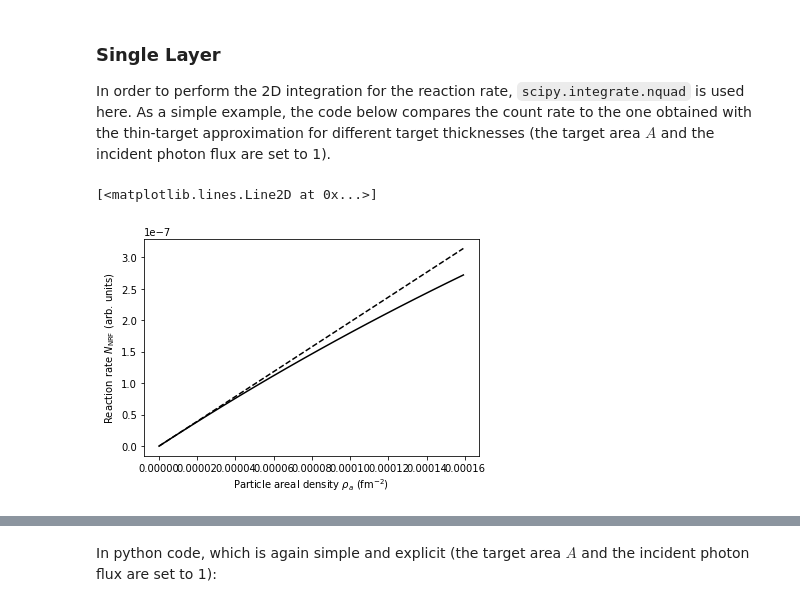
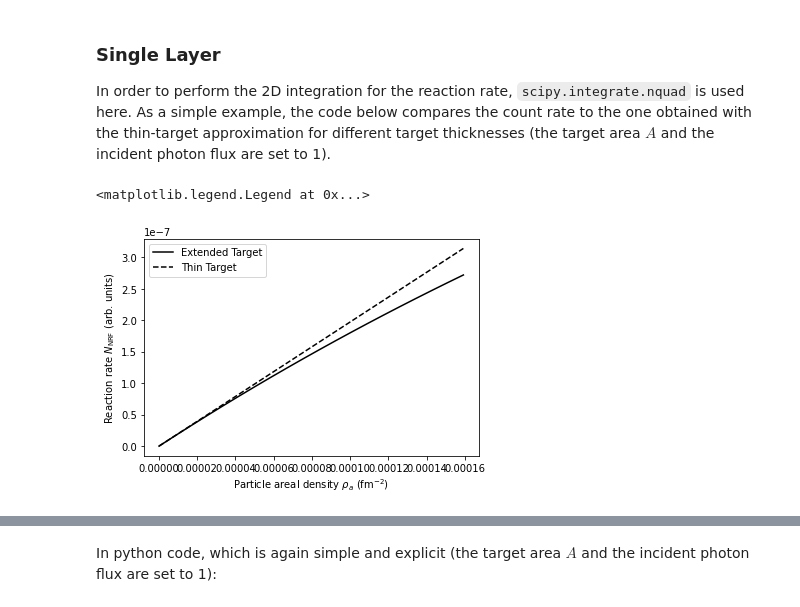
Before and after one commit to u-eff-gee/ries, a Jupyter notebook: notebooks/compound_target.ipynb, the cells around one changed output, grey strips where cells are left out. Saved outputs shown, nothing was run; the diff lists cells and outputs as text; code cells hidden in the pictures.

Commit message:
Correct compound-target example in notebook
- Fixed some notational issues as well

```diff
--- a/notebooks/compound_target.ipynb
+++ b/notebooks/compound_target.ipynb
@@ -194,15 +204,16 @@ def Phi(E, rho, sigma_nr, sigma_r, abundance=1.):
     r"""Energy- and areal-density dependence of the photon-flux density
 
     It is assumed that the reduction of the photon flux is due to nonresonant scattering by the
-    entire target material and absorption by resonances of a single isotope, whose abundance can
-    be given as an argument.
+    entire target material and the absorption is due to  resonances of a single isotope, whose
+    abundance can be given as an argument.
 
     Parameters:
 
     - `E`, float or array_like, energy in MeV.
     - `rho`, float or array_like, areal density in fm^-2.
     - `sigma_nr` and `sigma_r`, callable, energy-dependent nonresonant (nr) and resonant (r) cross sections in fm^2.
-    - `abundance`, float, abundance of the isotope to which the resonances belong. Should be a number between 0 and 1.
+    - `abundance`, float, abundance of the isotope to which the resonances belong.
+Should be a number between 0 and 1 (default: 1, i.e. a monoisotopic material).
 
     Returns:
 
@@ -296,12 +307,13 @@ count_rates_thin_target = [
 # %%
 fig, ax = plt.subplots(1,1)
 ax.set_xlabel(r'Particle areal density $\rho_a$ (fm$^{-2}$)')
 ax.set_ylabel('Reaction rate $N_\mathrm{NRF}$ (arb. units)')
-ax.plot(areal_densities, count_rates, color='black')
-ax.plot(areal_densities, count_rates_thin_target, '--', color='black')
+ax.plot(areal_densities, count_rates, color='black', label='Extended Target')
+ax.plot(areal_densities, count_rates_thin_target, '--', color='black', label='Thin Target')
+ax.legend()
 # %% [output]
-[<matplotlib.lines.Line2D at 0x...>]
+<matplotlib.legend.Legend at 0x...>
-[figure, old version]
+[figure, new version]
 # %% [markdown]
 ### Composite Target
 
```
Also changed, not shown: parts of 11 cells of this notebook.
